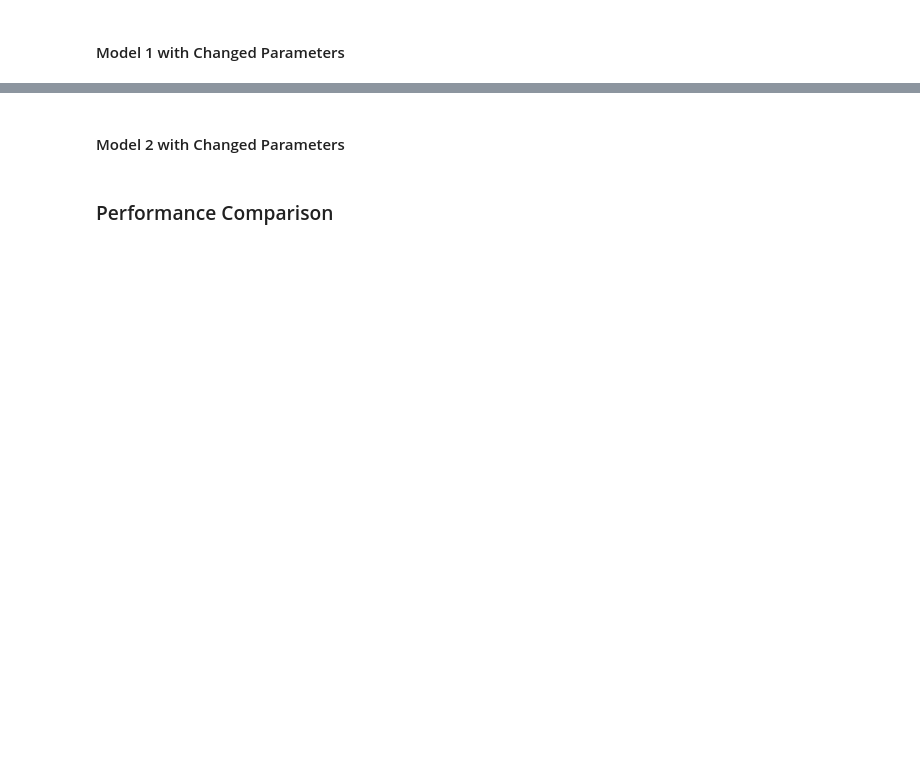
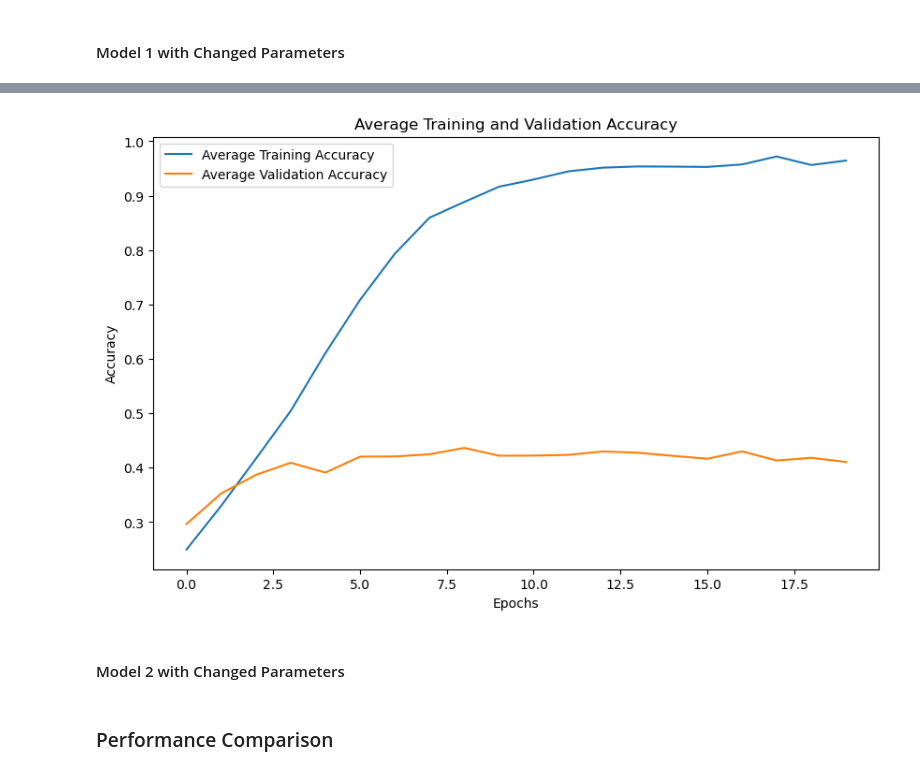
Before and after one commit to KayM586/ML6, a Jupyter notebook: Katherine.ipynb, the cells around one changed output, grey strips where cells are left out. Drawn from its saved outputs; the diff is of its cells as text; code cells hidden in the pictures; blank space fills up the shorter version.

```diff
--- a/Katherine.ipynb
+++ b/Katherine.ipynb
@@ -443,3 +457,27 @@ plt.show()
+# %%
+# Initialize lists to store the average accuracy and validation accuracy across all instances
+avg_accuracy2_1 = []
+avg_val_accuracy2_1 = []
+
+# Calculate the average accuracy and validation accuracy for each epoch
+for epoch in range(num_epochs):
+    epoch_accuracy = [result['accuracy'][epoch] for result in training_results_model2_1]
+    epoch_val_accuracy = [result['val_accuracy'][epoch] for result in training_results_model2_1]
+
+    avg_accuracy2_1.append(np.mean(epoch_accuracy))
+    avg_val_accuracy2_1.append(np.mean(epoch_val_accuracy))
+
+# Plot the average training and validation accuracy across all instances
+plt.figure(figsize=(10, 6))
+plt.plot(avg_accuracy2_1, label='Average Training Accuracy')
+plt.plot(avg_val_accuracy2_1, label='Average Validation Accuracy')
+plt.xlabel('Epochs')
+plt.ylabel('Accuracy')
+plt.title('Average Training and Validation Accuracy')
+plt.legend()
+plt.show()
+# %% [output]
+[figure, added]
 # %% [markdown]
 #### Model 2 with Changed Parameters
 # %% [markdown]
```
Also changed, not shown: parts of 12 cells of this notebook.
